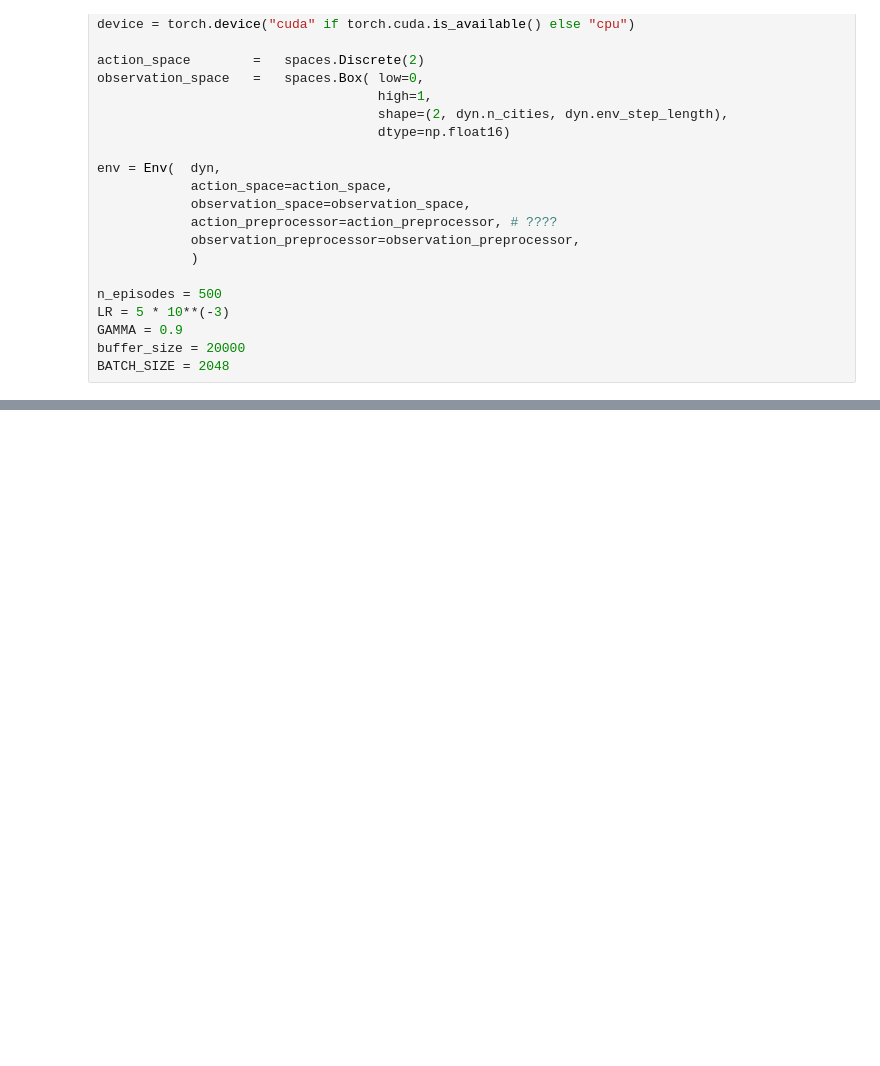
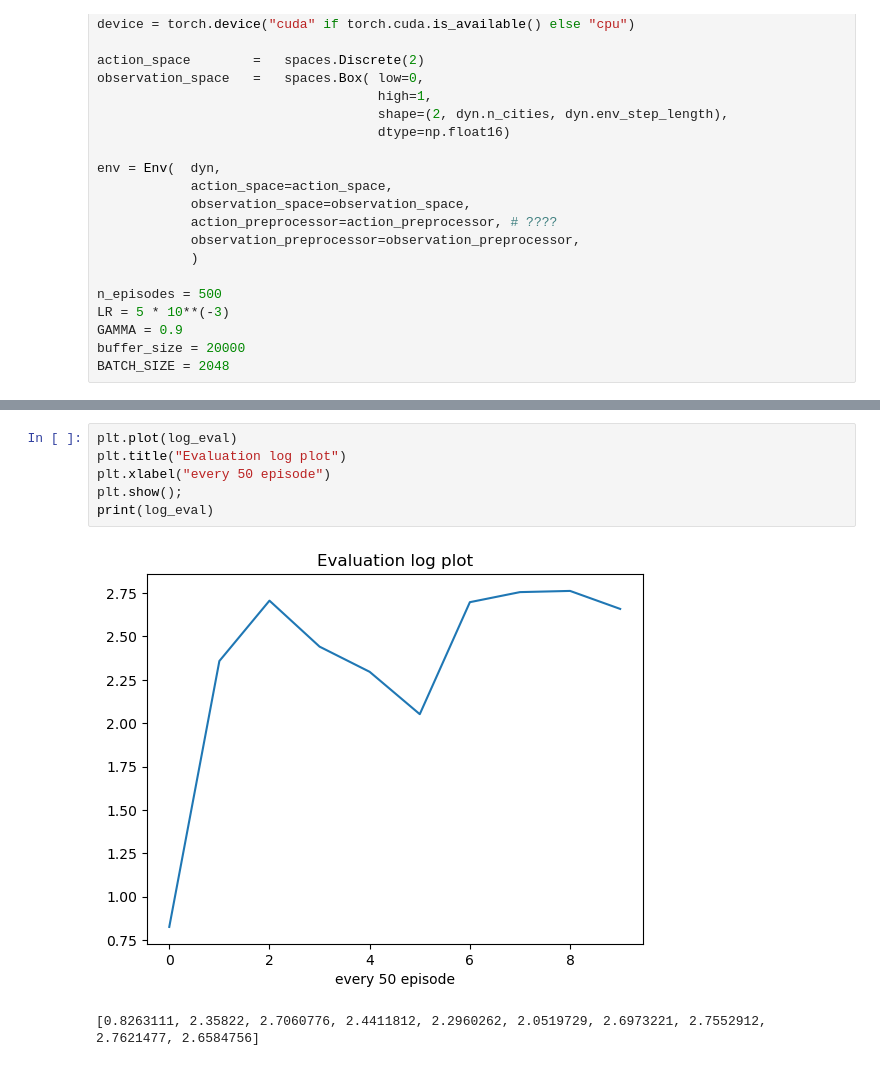
Before and after one commit to dariayakovchuk/Miniproject_DQN, a Jupyter notebook: Miniproject_DQN/notebook.ipynb, the cells around one changed output, grey strips where cells are left out. Saved outputs shown, nothing was run; the diff lists cells and outputs as text; blank space fills up the shorter version.

```diff
--- a/Miniproject_DQN/notebook.ipynb
+++ b/Miniproject_DQN/notebook.ipynb
@@ -389,0 +499,9 @@ print(log)
+# %%
+plt.plot(log_eval)
+plt.title("Evaluation log plot")
+plt.xlabel("every 50 episode")
+plt.show();
+print(log_eval)
+# %% [output]
+[figure, added]
+[0.8263111, 2.35822, 2.7060776, 2.4411812, 2.2960262, 2.0519729, 2.6973221, 2.7552912, 2.7621477, 2.6584756]
```
Also changed, not shown: parts of 7 cells of this notebook, 1 other file.
